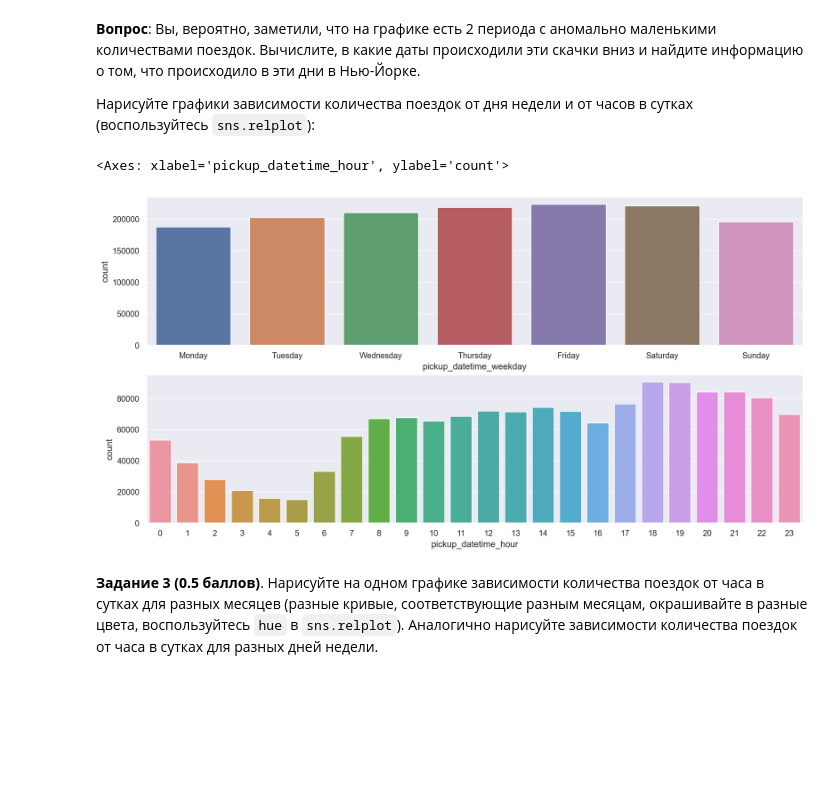
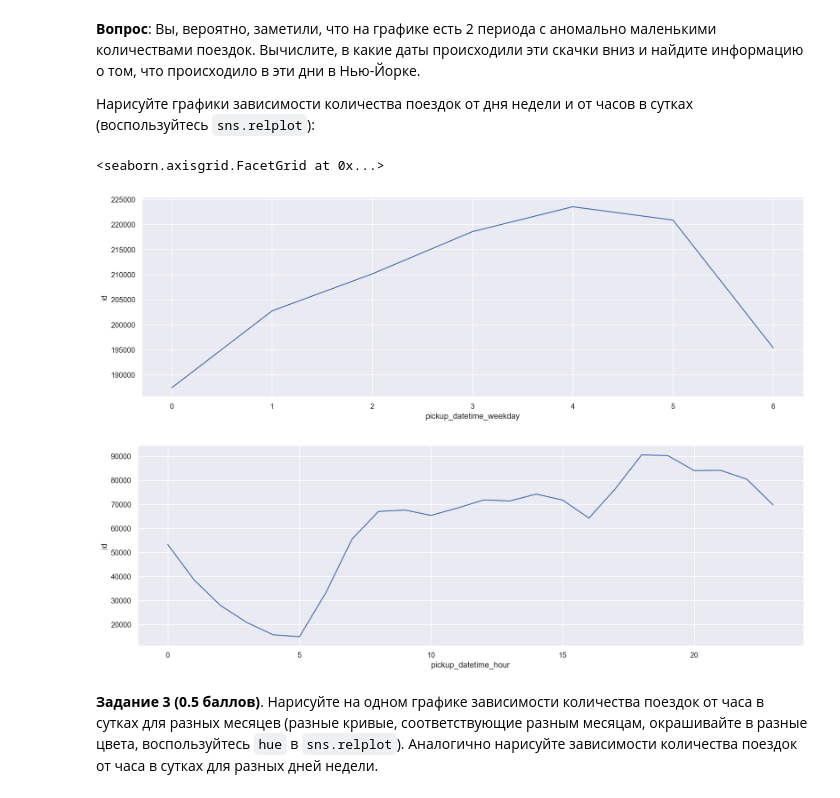
Before and after one commit to Nojatij/ml_courses, a Jupyter notebook: 1_st_course/homework/hw2/homework-practice-02-linregr.ipynb, the cells around one changed output. Drawn from its saved outputs; the diff is of its cells as text; code cells hidden in the pictures; blank space fills up the shorter version.

```diff
--- a/1_st_course/homework/hw2/homework-practice-02-linregr.ipynb
+++ b/1_st_course/homework/hw2/homework-practice-02-linregr.ipynb
@@ -165,13 +163,22 @@ train['pickup_datetime_weekday'] = train['pickup_datetime'].dt.day_name()
 # %%
 
-fig, axes = plt.subplots(2, 1, figsize=(16, 8))
-# sns.countplot(data = day_name_df, x = 'pickup_datetime', ax = axes[0])
-# sns.countplot(data = hour_df, x = 'pickup_datetime', ax=axes[1])
-sns.countplot(data = train, x = 'pickup_datetime_weekday', ax = axes[0], order=['Monday', 'Tuesday', 'Wednesday', 'Thursday', 'Friday', 'Saturday', 'Sunday'])
-sns.countplot(data = train, x = 'pickup_datetime_hour', ax=axes[1])
+# fig, axes = plt.subplots(2, 1, figsize=(16, 8))
+# sns.countplot(data = train, x = 'pickup_datetime_weekday', ax = axes[0])
+# sns.countplot(data = train, x = 'pickup_datetime_hour', ax=axes[1])
+# sns.relplot(data = train, x = 'pickup_datetime_weekday')
+grouped_train = train.groupby(['pickup_datetime_weekday']).count()['id']
+grouped_train  = pd.DataFrame(grouped_train)
+grouped_train.reset_index(inplace=True)
+grouped_train_hour = train.groupby(['pickup_datetime_hour']).count()['id']
+grouped_train_hour  = pd.DataFrame(grouped_train_hour)
+grouped_train_hour.reset_index(inplace=True)
-# %% [output]
-<Axes: xlabel='pickup_datetime_hour', ylabel='count'>
-[figure, removed]
+# %%
+sns.relplot(data=grouped_train, x='pickup_datetime_weekday', y='id', height = 5, aspect = 3, kind = 'line')
+sns.relplot(data=grouped_train_hour, x='pickup_datetime_hour', y='id', height = 5, aspect = 3, kind = 'line')
+# %% [output]
+<seaborn.axisgrid.FacetGrid at 0x...>
+[figure, added]
+[figure, added]
 # %% [markdown]
 **Задание 3 (0.5 баллов)**. Нарисуйте на одном графике зависимости количества поездок от часа в сутках для разных месяцев (разные кривые, соответствующие разным месяцам, окрашивайте в разные цвета, воспользуйтесь `hue` в `sns.relplot`). Аналогично нарисуйте зависимости количества поездок от часа в сутках для разных дней недели.
 # %%
```
Also changed, not shown: parts of 4 cells of this notebook.
